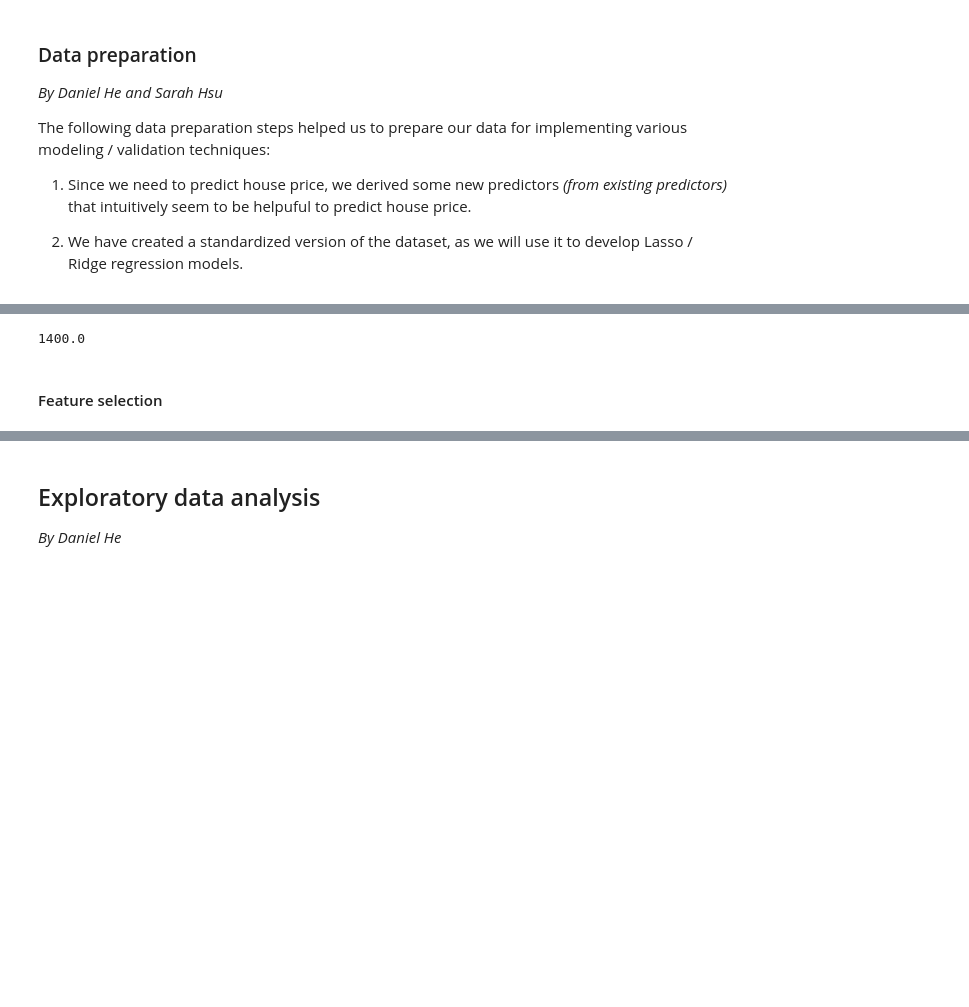
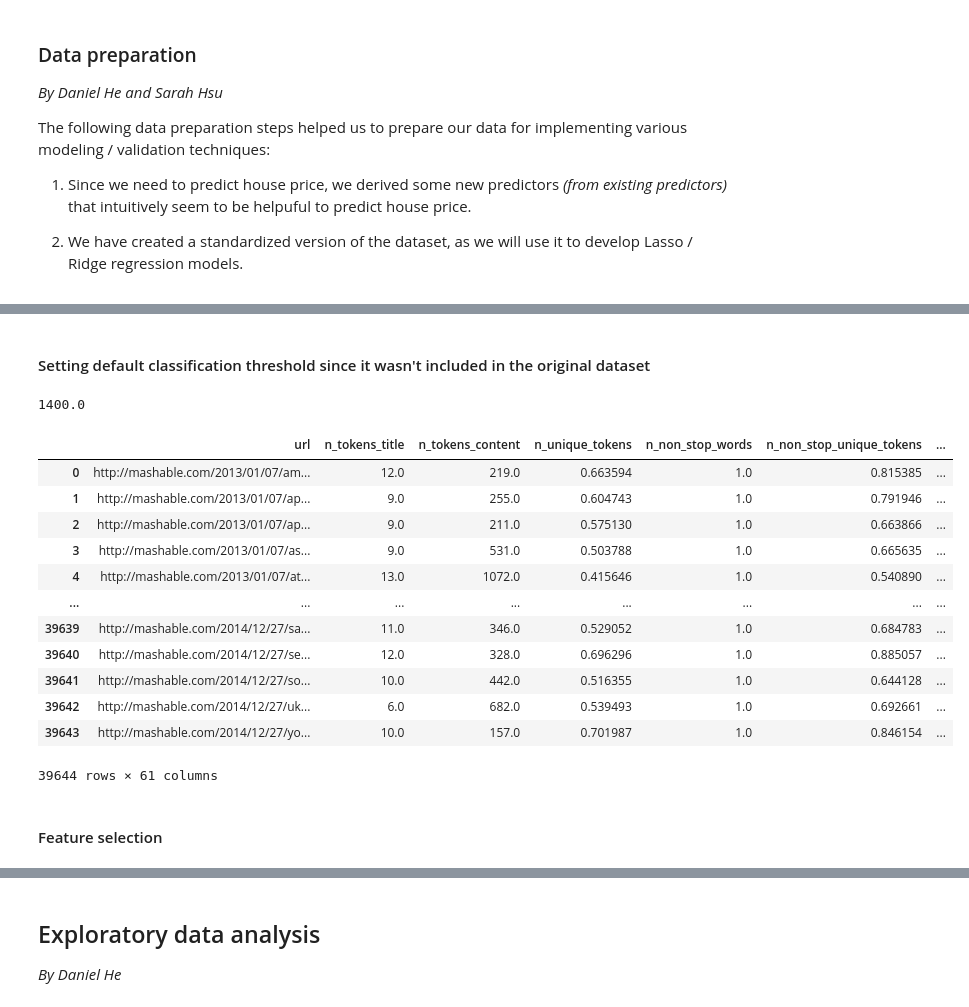
Before and after one commit to danielhe-nu/STAT-303-3-Project, a Jupyter notebook: 3033_project_code.ipynb, the cells around one changed output, grey strips where cells are left out. Saved outputs shown, nothing was run; the diff lists cells and outputs as text; code cells hidden in the pictures; blank space fills up the shorter version.

```diff
--- a/3033_project_code.ipynb
+++ b/3033_project_code.ipynb
@@ -147,4 +142,0 @@ The following data preparation steps helped us to prepare our data for implement
-# %%
-np.median(data.shares)
-# %% [output]
-1400.0
@@ -153,0 +143,6 @@ data['popular'] = data.shares.apply(lambda x: 1 if x > np.median(data.shares)
+# %% [markdown]
+#### Setting default classification threshold since it wasn't included in the original dataset
+# %%
+np.median(data.shares)
+# %% [output]
+1400.0
@@ -154,3 +152,19 @@ data['popular'] = data.shares.apply(lambda x: 1 if x > np.median(data.shares)
+# %%
+data.drop(['timedelta'], axis = 1)
+# %% [output]
+|  | url | n_tokens_title | n_tokens_content | n_unique_tokens | n_non_stop_words | n_non_stop_unique_tokens | ... |
+| 0 | http://mashable.com/2013/01/07/am... | 12.0 | 219.0 | 0.663594 | 1.0 | 0.815385 | ... |
+| 1 | http://mashable.com/2013/01/07/ap... | 9.0 | 255.0 | 0.604743 | 1.0 | 0.791946 | ... |
+| 2 | http://mashable.com/2013/01/07/ap... | 9.0 | 211.0 | 0.575130 | 1.0 | 0.663866 | ... |
+| 3 | http://mashable.com/2013/01/07/as... | 9.0 | 531.0 | 0.503788 | 1.0 | 0.665635 | ... |
+| 4 | http://mashable.com/2013/01/07/at... | 13.0 | 1072.0 | 0.415646 | 1.0 | 0.540890 | ... |
+| ... | ... | ... | ... | ... | ... | ... | ... |
+| 39639 | http://mashable.com/2014/12/27/sa... | 11.0 | 346.0 | 0.529052 | 1.0 | 0.684783 | ... |
+| 39640 | http://mashable.com/2014/12/27/se... | 12.0 | 328.0 | 0.696296 | 1.0 | 0.885057 | ... |
+| 39641 | http://mashable.com/2014/12/27/so... | 10.0 | 442.0 | 0.516355 | 1.0 | 0.644128 | ... |
+| 39642 | http://mashable.com/2014/12/27/uk... | 6.0 | 682.0 | 0.539493 | 1.0 | 0.692661 | ... |
+| 39643 | http://mashable.com/2014/12/27/yo... | 10.0 | 157.0 | 0.701987 | 1.0 | 0.846154 | ... |
+39644 rows × 61 columns
 # %%
 # Standardizing the dataset with StandardScaler
 from sklearn.preprocessing import StandardScaler
@@ -169,2 +176,0 @@ X_train, X_test, y_train, y_test = train_test_split(
-# %% [markdown]
-#### Feature selection
@@ -171,2 +183,4 @@ X_train, X_test, y_train, y_test = train_test_split(
+# %% [markdown]
+#### Feature selection
 # %%
 selection_1 = CatBoostClassifier(silent = True).fit(X_train, y_train)
```
Also changed, not shown: parts of 15 cells of this notebook.
